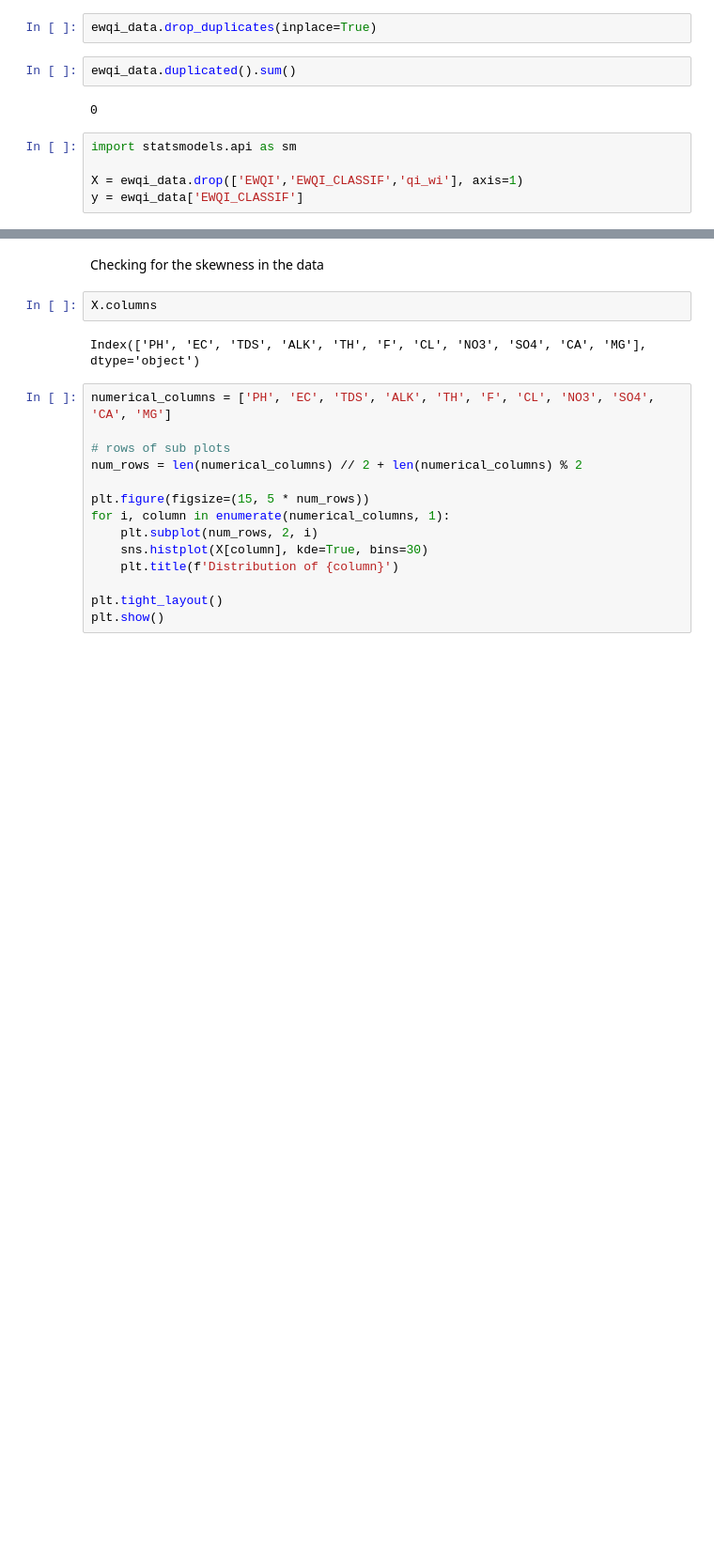
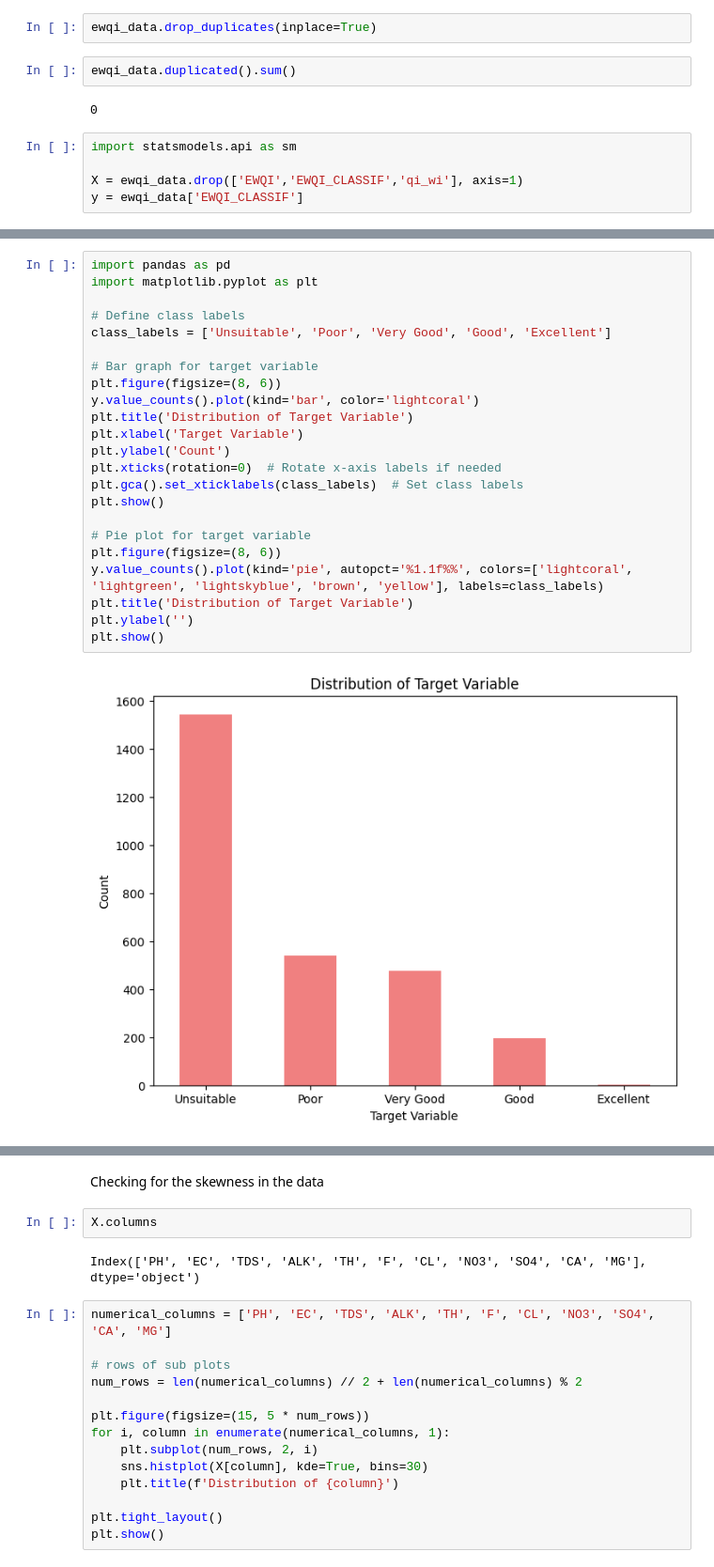
Before and after one commit to Ethan0456/Major-Project, a Jupyter notebook: ewqi_code.ipynb, the cells around one changed output, grey strips where cells are left out. Shown at 94% size. Cells and saved outputs as stored; diff of their text form; blank space fills up the shorter version.

```diff
--- a/ewqi_code.ipynb
+++ b/ewqi_code.ipynb
@@ -133,0 +146,25 @@ y = ewqi_data['EWQI_CLASSIF']
+# %%
+import pandas as pd
+import matplotlib.pyplot as plt
+
+# Define class labels
+class_labels = ['Unsuitable', 'Poor', 'Very Good', 'Good', 'Excellent']
+
+# Bar graph for target variable
+plt.figure(figsize=(8, 6))
+y.value_counts().plot(kind='bar', color='lightcoral')
+plt.title('Distribution of Target Variable')
+plt.xlabel('Target Variable')
+plt.ylabel('Count')
+plt.xticks(rotation=0)  # Rotate x-axis labels if needed
+plt.gca().set_xticklabels(class_labels)  # Set class labels
+plt.show()
+
+# Pie plot for target variable
+plt.figure(figsize=(8, 6))
+y.value_counts().plot(kind='pie', autopct='%1.1f%%', colors=['lightcoral', 'lightgreen', 'lightskyblue', 'brown', 'yellow'], labels=class_labels)
+plt.title('Distribution of Target Variable')
+plt.ylabel('')
+plt.show()
+# %% [output]
+[figure, added]
```
Also changed, not shown: parts of 23 cells of this notebook.
